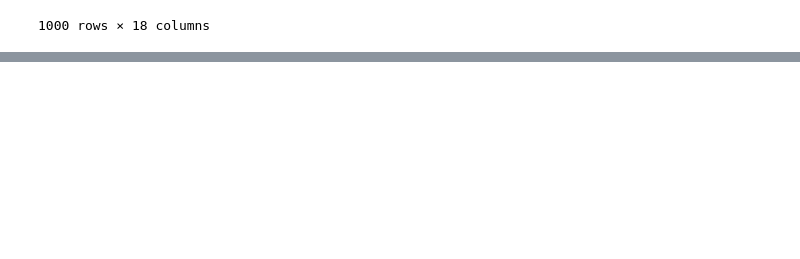
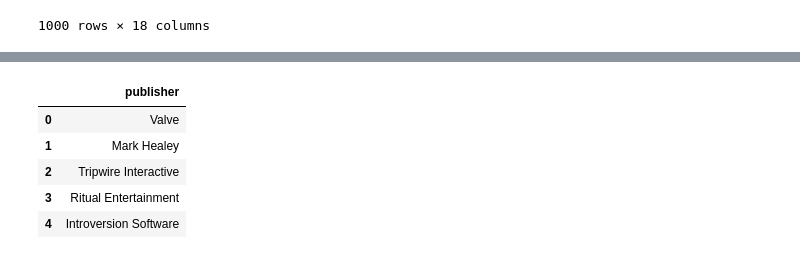
Before and after one commit to samuelceron/projectETL, a Jupyter notebook: Steam/ETL Project - Steam.ipynb, the cells around one changed output, grey strips where cells are left out. Saved outputs shown, nothing was run; the diff lists cells and outputs as text; code cells hidden in the pictures; blank space fills up the shorter version.

```diff
--- a/Steam/ETL Project - Steam.ipynb
+++ b/Steam/ETL Project - Steam.ipynb
@@ -153,0 +62,12 @@ game_genres.to_csv('Files/game_genres.csv')
+# %%
+# Publishers DF
+publishers_df = pd.DataFrame(Games["publisher"]).drop_duplicates().reset_index(drop=True)
+publishers_df.to_csv('Files/Publishers.csv')
+publishers_df.head()
+# %% [output]
+|  | publisher |
+| 0 | Valve |
+| 1 | Mark Healey |
+| 2 | Tripwire Interactive |
+| 3 | Ritual Entertainment |
+| 4 | Introversion Software |
```
Also changed, not shown: parts of 24 cells of this notebook, 9 other files.
